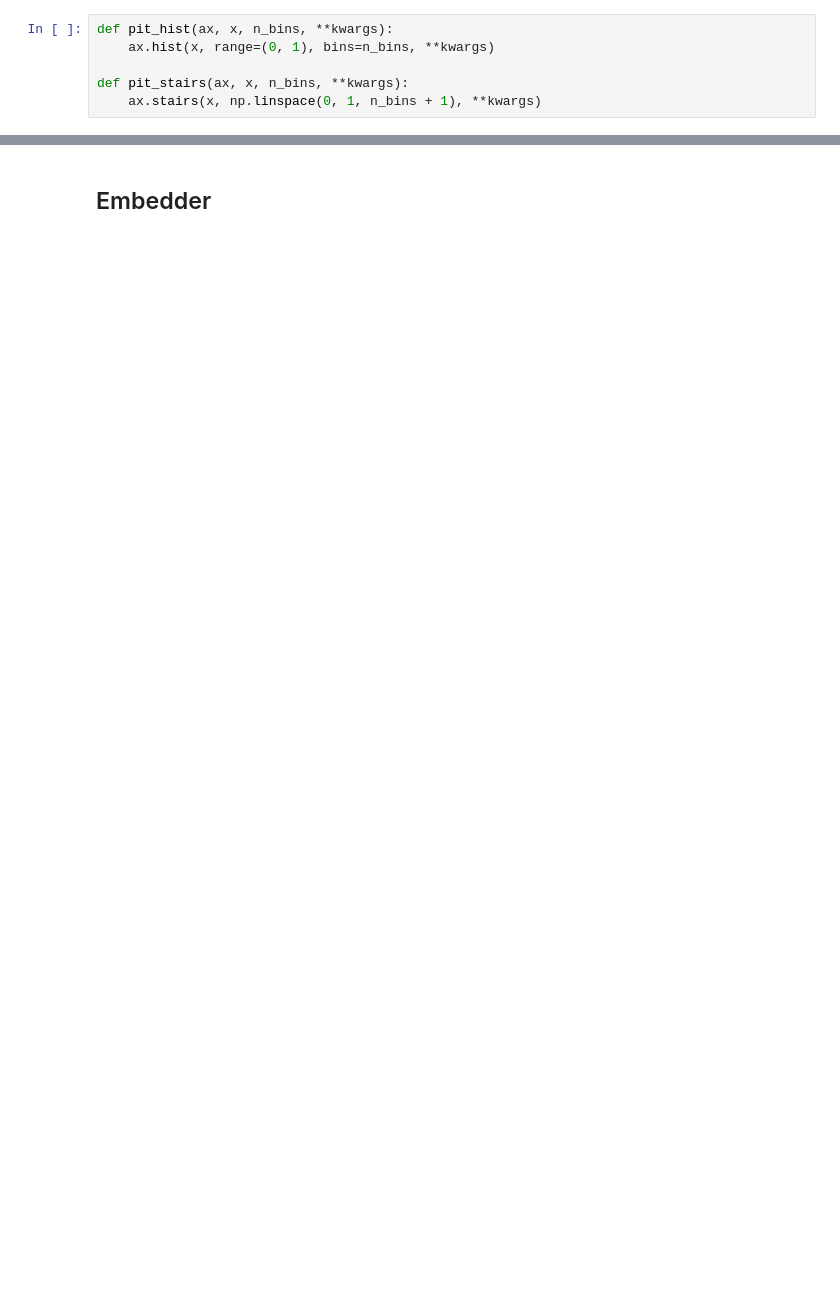
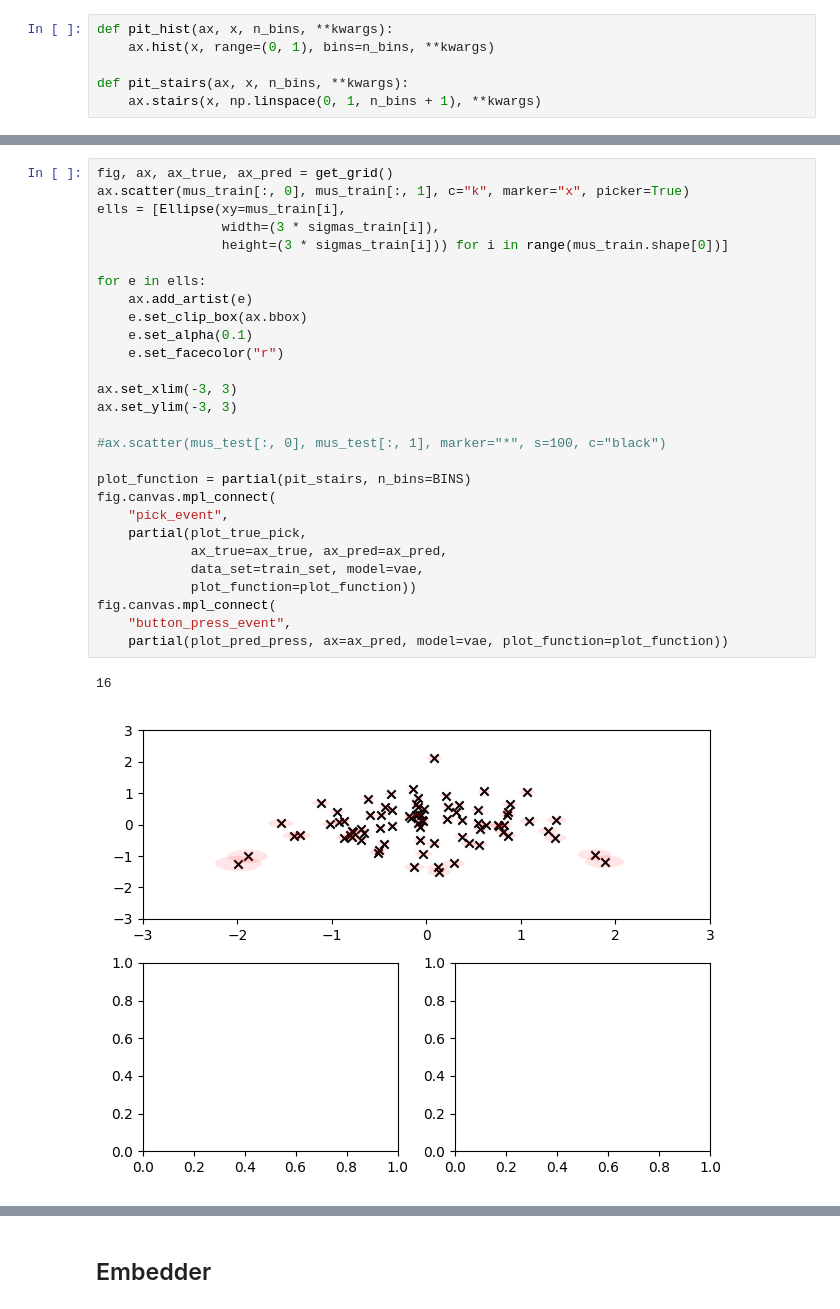
Before and after one commit to podondra/calibration, a Jupyter notebook: pit.ipynb, the cells around one changed output, grey strips where cells are left out. Cells and saved outputs as stored; diff of their text form; blank space fills up the shorter version.

```diff
--- a/pit.ipynb
+++ b/pit.ipynb
@@ -47,0 +105,31 @@ colors = ["red" if type(a[1]) is Normal else "green" for a in train_data[1]]
+# %%
+fig, ax, ax_true, ax_pred = get_grid()
+ax.scatter(mus_train[:, 0], mus_train[:, 1], c="k", marker="x", picker=True)
+ells = [Ellipse(xy=mus_train[i],
+                width=(3 * sigmas_train[i]),
+                height=(3 * sigmas_train[i])) for i in range(mus_train.shape[0])]
+
+for e in ells:
+    ax.add_artist(e)
+    e.set_clip_box(ax.bbox)
+    e.set_alpha(0.1)
+    e.set_facecolor("r")
+
+ax.set_xlim(-3, 3)
+ax.set_ylim(-3, 3)
+
+#ax.scatter(mus_test[:, 0], mus_test[:, 1], marker="*", s=100, c="black")
+
+plot_function = partial(pit_stairs, n_bins=BINS)
+fig.canvas.mpl_connect(
+    "pick_event",
+    partial(plot_true_pick,
+            ax_true=ax_true, ax_pred=ax_pred,
+            data_set=train_set, model=vae,
+            plot_function=plot_function))
+fig.canvas.mpl_connect(
+    "button_press_event",
+    partial(plot_pred_press, ax=ax_pred, model=vae, plot_function=plot_function))
+# %% [output]
+16
+[figure, added]
```
Also changed, not shown: parts of 25 cells of this notebook, 1 other file.
